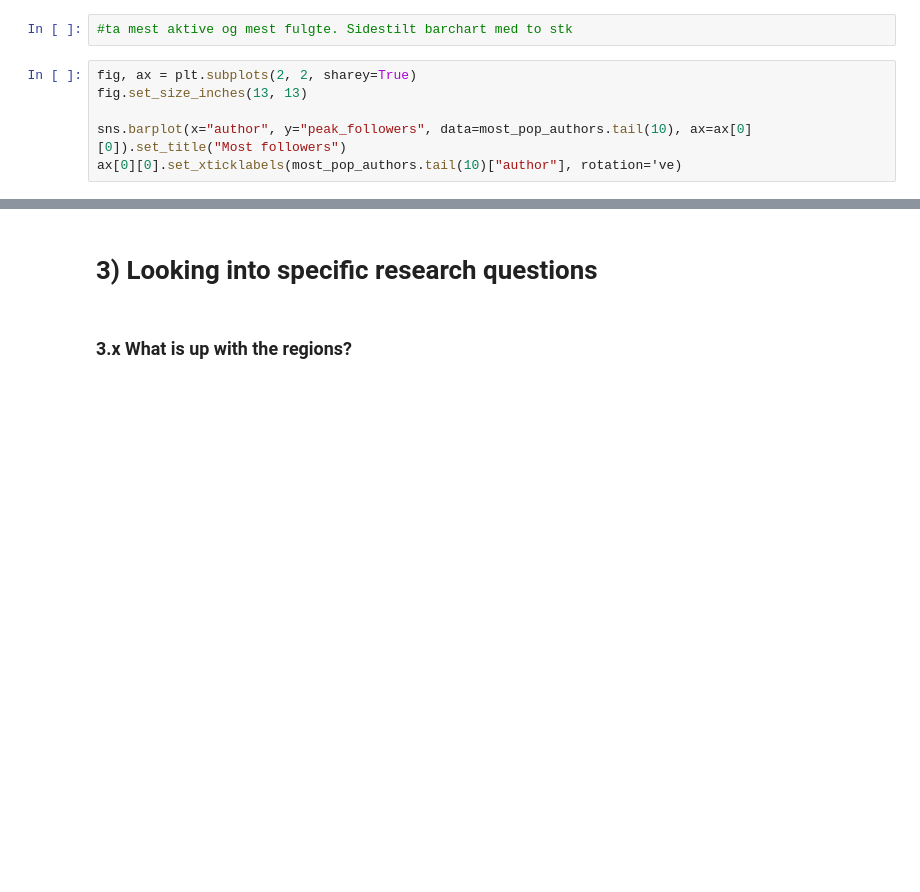
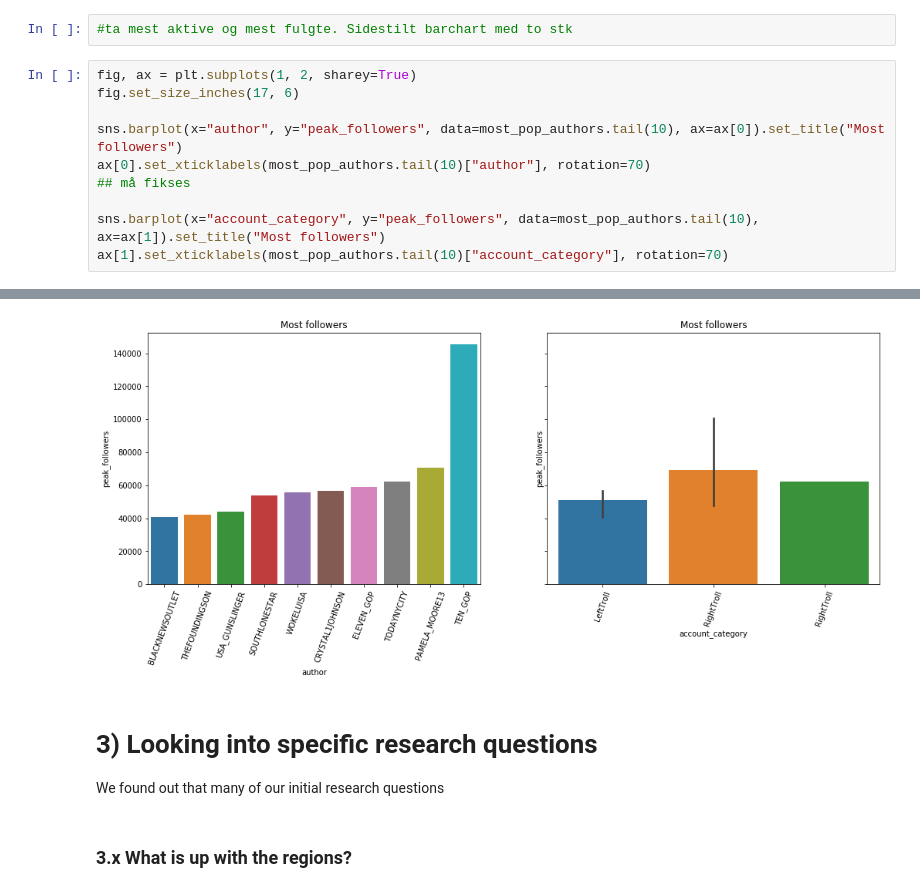
Before and after one commit to haakonms/ADAproject, a Jupyter notebook: Milestone2.ipynb, the cells around one changed output, grey strips where cells are left out. Saved outputs shown, nothing was run; the diff lists cells and outputs as text; blank space fills up the shorter version.

```diff
--- a/Milestone2.ipynb
+++ b/Milestone2.ipynb
@@ -283,9 +334,13 @@ name_axises("Tweets per month", "Time", "Number of tweets")
 # %%
 #ta mest aktive og mest fulgte. Sidestilt barchart med to stk
 # %%
-fig, ax = plt.subplots(2, 2, sharey=True)
-fig.set_size_inches(13, 13)
+fig, ax = plt.subplots(1, 2, sharey=True)
+fig.set_size_inches(17, 6)
 
-sns.barplot(x="author", y="peak_followers", data=most_pop_authors.tail(10), ax=ax[0][0]).set_title("Most followers")
-ax[0][0].set_xticklabels(most_pop_authors.tail(10)["author"], rotation='ve)
+sns.barplot(x="author", y="peak_followers", data=most_pop_authors.tail(10), ax=ax[0]).set_title("Most followers")
+ax[0].set_xticklabels(most_pop_authors.tail(10)["author"], rotation=70)
+## må fikses
+
+sns.barplot(x="account_category", y="peak_followers", data=most_pop_authors.tail(10), ax=ax[1]).set_title("Most followers")
+ax[1].set_xticklabels(most_pop_authors.tail(10)["account_category"], rotation=70)
 # %% [output]
@@ -293,5 +348,7 @@ SyntaxError: EOL while scanning string literal (<ipython-input-60-3576e226d75f>,
+[figure, added]
 # %% [markdown]
 # 3) Looking into specific research questions
+We found out that many of our initial research questions
 # %% [markdown]
 ### 3.x What is up with the regions?
 # %% [markdown]
```
Also changed, not shown: parts of 22 cells of this notebook.
